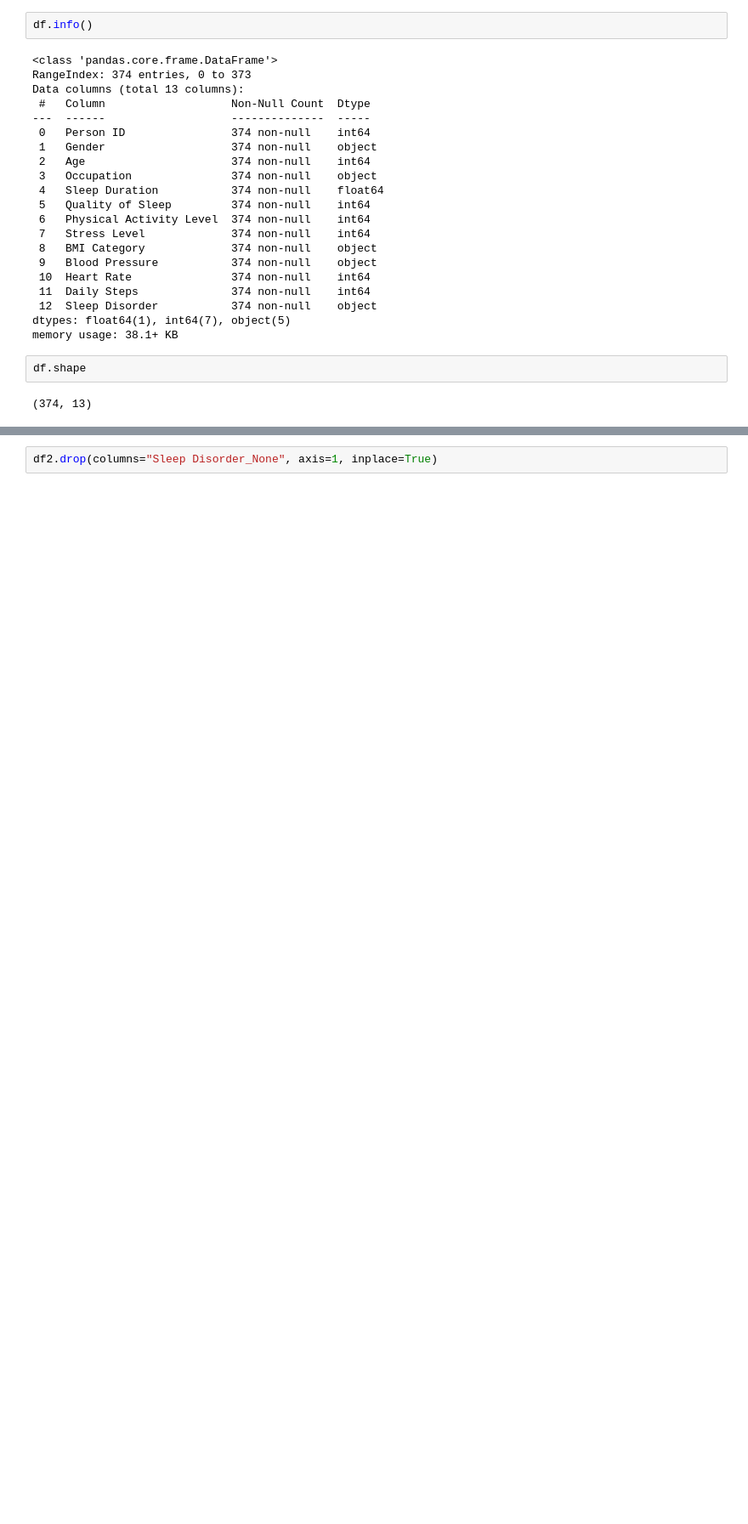
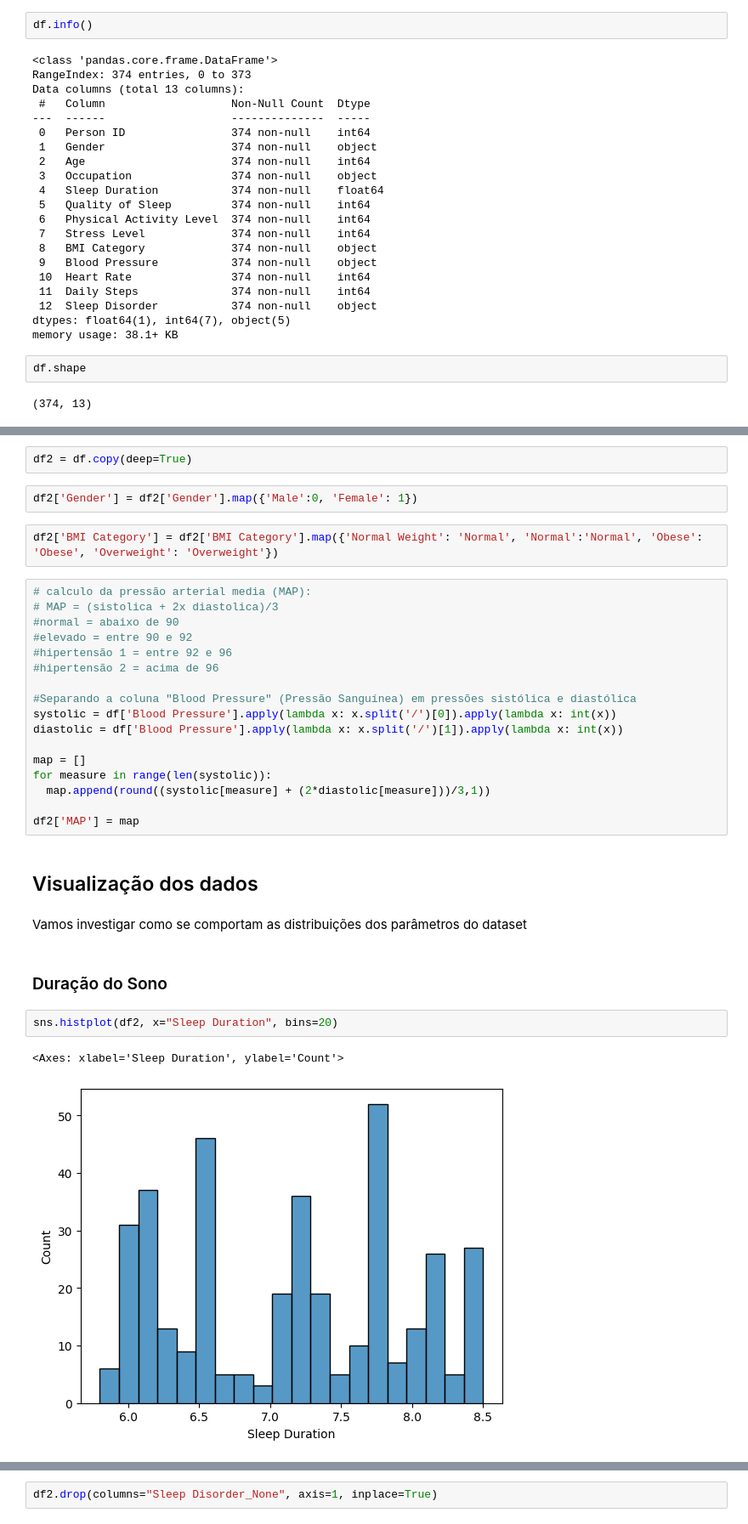
Before and after one commit to juliamuto/projeto_machine_learning_I, a Jupyter notebook: projeto.ipynb, the cells around one changed output, grey strips where cells are left out. Shown at 85% size. Drawn from its saved outputs; the diff is of its cells as text; blank space fills up the shorter version.

```diff
--- a/projeto.ipynb
+++ b/projeto.ipynb
@@ -237,0 +145,34 @@ df2 = pd.get_dummies(df_limpo, columns=["Sleep Disorder"], prefix="Sleep Disorde
+# %%
+df2 = df.copy(deep=True)
+# %%
+df2['Gender'] = df2['Gender'].map({'Male':0, 'Female': 1})
+# %%
+df2['BMI Category'] = df2['BMI Category'].map({'Normal Weight': 'Normal', 'Normal':'Normal', 'Obese': 'Obese', 'Overweight': 'Overweight'})
+# %%
+# calculo da pressão arterial media (MAP):
+# MAP = (sistolica + 2x diastolica)/3
+#normal = abaixo de 90
+#elevado = entre 90 e 92
+#hipertensão 1 = entre 92 e 96
+#hipertensão 2 = acima de 96
+
+#Separando a coluna "Blood Pressure" (Pressão Sanguínea) em pressões sistólica e diastólica
+systolic = df['Blood Pressure'].apply(lambda x: x.split('/')[0]).apply(lambda x: int(x))
+diastolic = df['Blood Pressure'].apply(lambda x: x.split('/')[1]).apply(lambda x: int(x))
+
+map = []
+for measure in range(len(systolic)):
+  map.append(round((systolic[measure] + (2*diastolic[measure]))/3,1))
+
+df2['MAP'] = map
+# %% [markdown]
+## Visualização dos dados
+# %% [markdown]
+Vamos investigar como se comportam as distribuições dos parâmetros do dataset
+# %% [markdown]
+### Duração do Sono
+# %%
+sns.histplot(df2, x="Sleep Duration", bins=20)
+# %% [output]
+<Axes: xlabel='Sleep Duration', ylabel='Count'>
+[figure, added]
```
Also changed, not shown: parts of 97 cells of this notebook.
